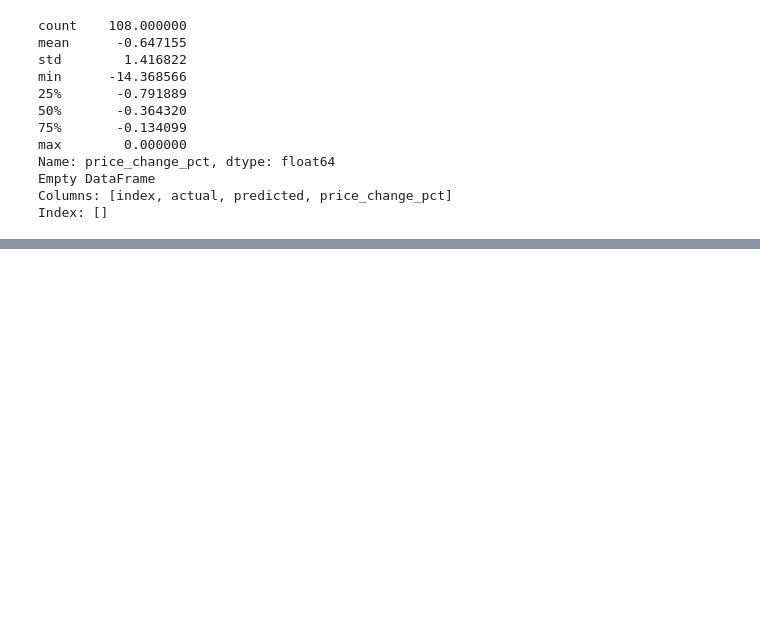
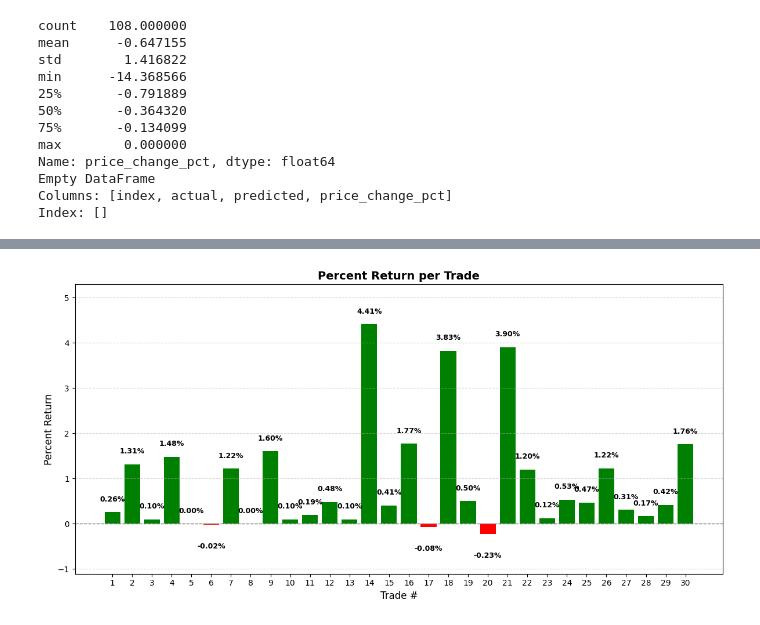
Before and after one commit to rikaahire/forecast-pumpdump, a Jupyter notebook: src/ml_training/CatBoostClassifier.ipynb, the cells around one changed output, grey strips where cells are left out. Saved outputs shown, nothing was run; the diff lists cells and outputs as text; code cells hidden in the pictures; blank space fills up the shorter version.

```diff
--- a/src/ml_training/CatBoostClassifier.ipynb
+++ b/src/ml_training/CatBoostClassifier.ipynb
@@ -500,0 +626,40 @@ plt.show()
+# %%
+import matplotlib.pyplot as plt
+
+if trade_returns:
+    plt.figure(figsize=(12, 6))
+
+    colors = ['green' if r >= 0 else 'red' for r in trade_returns]
+    x_vals = range(1, len(trade_returns) + 1)
+    bars = plt.bar(x_vals, trade_returns, color=colors)
+
+    # Add labels above or below bars with padding
+    for i, bar in enumerate(bars):
+        height = bar.get_height()
+        offset = 0.2 if height >= 0 else -0.4
+        va = 'bottom' if height >= 0 else 'top'
+        plt.text(bar.get_x() + bar.get_width()/2,
+                 height + offset,
+                 f"{trade_returns[i]:.2f}%",
+                 ha='center', va=va,
+                 fontsize=9, fontweight='bold')
+
+    # Auto adjust y-limits to leave space for labels
+    max_height = max(trade_returns)
+    min_height = min(trade_returns)
+    padding = max(abs(max_height), abs(min_height)) * 0.2
+    plt.ylim(min_height - padding, max_height + padding)
+
+    plt.axhline(0, color='gray', linestyle='--', linewidth=1)
+    plt.title("Percent Return per Trade", fontsize=14, fontweight='bold')
+    plt.xlabel("Trade #", fontsize=12)
+    plt.ylabel("Percent Return", fontsize=12)
+    plt.xticks(x_vals)
+    plt.grid(True, axis='y', linestyle='--', alpha=0.5)
+
+    plt.tight_layout()
+    plt.show()
+else:
+    print("No completed trades to plot.")
+# %% [output]
+[figure, added]
```
Also changed, not shown: parts of 5 cells of this notebook.
